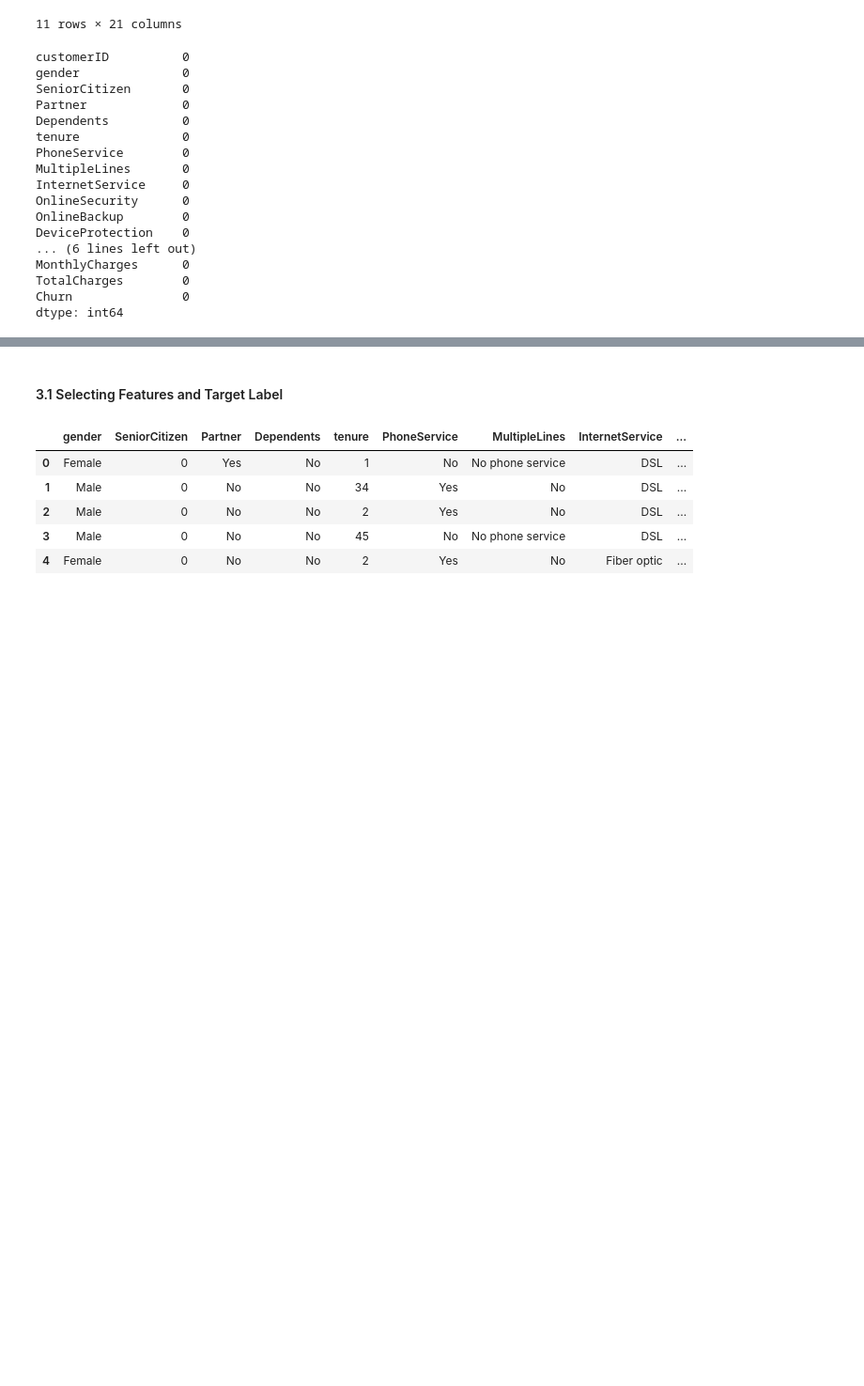
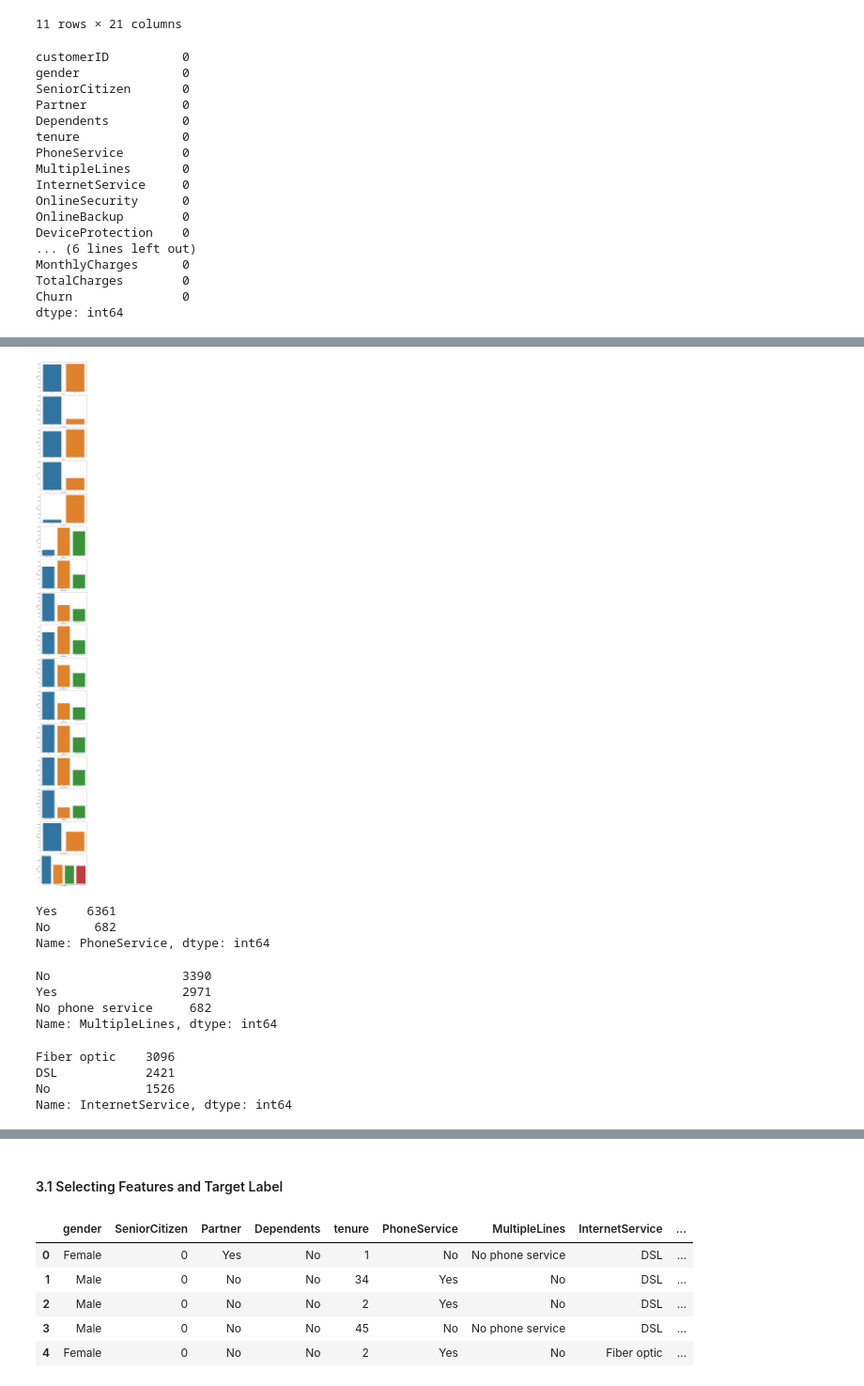
Before and after one commit to VictorCabrejos/telecom-churn-ml, a Jupyter notebook: notebooks/churn_analysis.ipynb, the cells around one changed output, grey strips where cells are left out. Shown at 94% size. Saved outputs shown, nothing was run; the diff lists cells and outputs as text; code cells hidden in the pictures; blank space fills up the shorter version.

```diff
--- a/notebooks/churn_analysis.ipynb
+++ b/notebooks/churn_analysis.ipynb
@@ -297,0 +286,41 @@ dtype: int64
+# %%
+# Lista de variables categóricas
+categorical_vars = ['gender', 'SeniorCitizen', 'Partner', 'Dependents', 'PhoneService', 'MultipleLines', 'InternetService', 'OnlineSecurity', 'OnlineBackup', 'DeviceProtection', 'TechSupport', 'StreamingTV', 'StreamingMovies', 'Contract', 'PaperlessBilling', 'PaymentMethod']
+
+# Configuración del tamaño de la figura y los subplots
+fig, axes = plt.subplots(len(categorical_vars), 1, figsize=(8, len(categorical_vars) * 5))
+
+# Bucle for para crear los countplots
+for i, var in enumerate(categorical_vars):
+    # Crear countplot en el subplot correspondiente
+    sns.countplot(x=var, data=df_churn, ax=axes[i])
+    axes[i].set_xlabel(var)
+    axes[i].set_ylabel('Count')
+
+# Ajustar los espacios entre subplots
+plt.tight_layout()
+
+# Mostrar la figura
+plt.show()
+# %% [output]
+[figure, added]
+# %%
+df_churn['PhoneService'].value_counts()
+# %% [output]
+Yes    6361
+No      682
+Name: PhoneService, dtype: int64
+# %%
+df_churn['MultipleLines'].value_counts()
+# %% [output]
+No                  3390
+Yes                 2971
+No phone service     682
+Name: MultipleLines, dtype: int64
+# %%
+df_churn['InternetService'].value_counts()
+# %% [output]
+Fiber optic    3096
+DSL            2421
+No             1526
+Name: InternetService, dtype: int64
```
Also changed, not shown: parts of 27 cells of this notebook.
